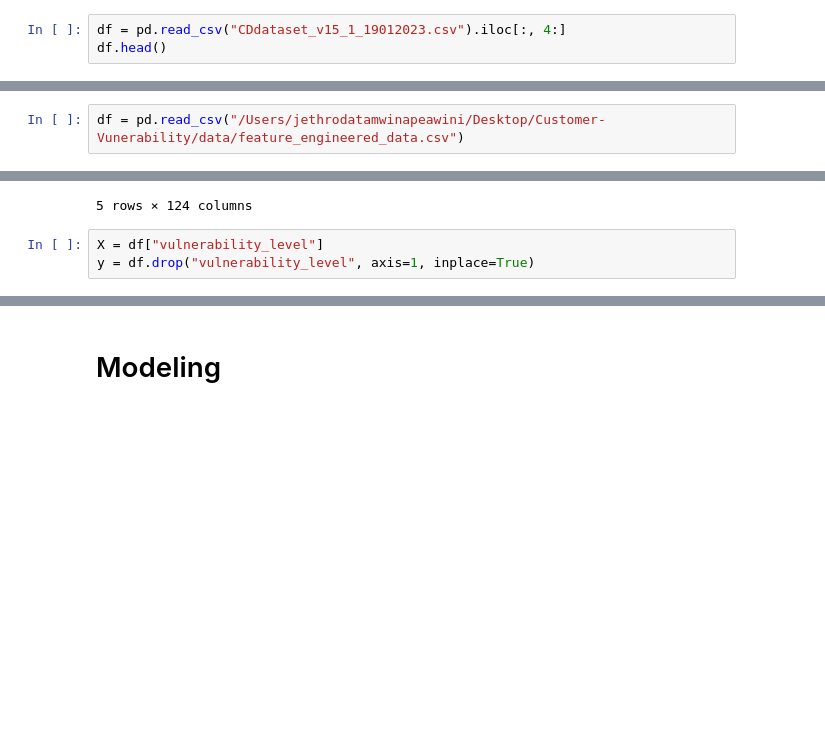
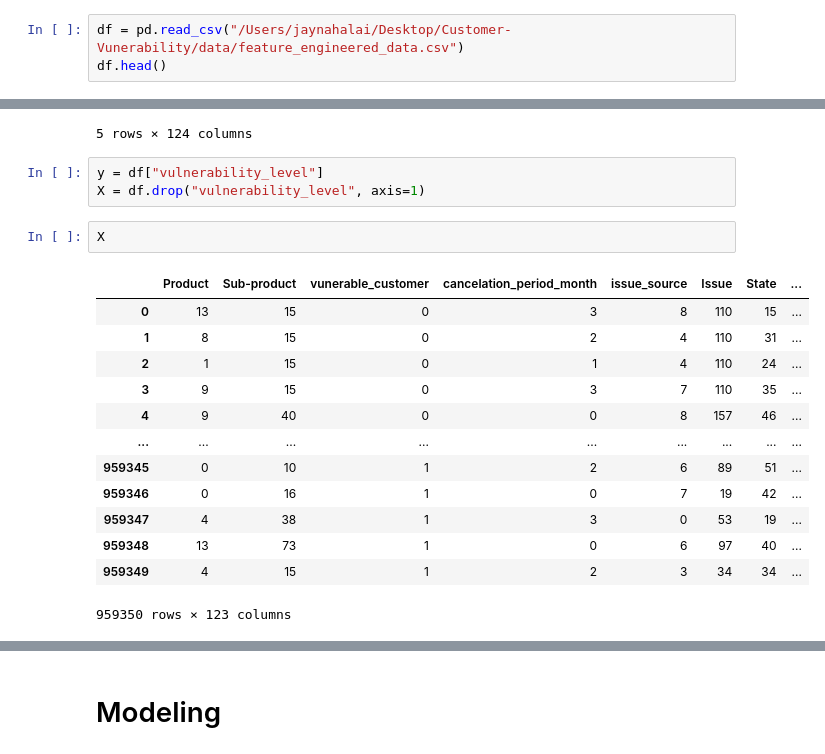
Before and after one commit to jaynaHalai/Customer-Vunerability, a Jupyter notebook: Notebooks/Model_training.ipynb, the cells around one changed output, grey strips where cells are left out. Cells and saved outputs as stored; diff of their text form; blank space fills up the shorter version.

```diff
--- a/Notebooks/Model_training.ipynb
+++ b/Notebooks/Model_training.ipynb
@@ -16,6 +40,6 @@ warnings.simplefilter('ignore')
 pd.options.display.max_rows = 50
 pd.options.display.max_columns = 50
 # %%
-df = pd.read_csv("CDdataset_v15_1_19012023.csv").iloc[:, 4:]
+df = pd.read_csv("/Users/jaynahalai/Desktop/Customer-Vunerability/data/feature_engineered_data.csv")
 df.head()
 # %% [output]
@@ -28,2 +52,0 @@ df.head()
-# %%
-df = pd.read_csv("/Users/jethrodatamwinapeawini/Desktop/Customer-Vunerability/data/feature_engineered_data.csv")
@@ -38,5 +75,21 @@ df.head()
 | 4 | 9 | 40 | 0 | 0 | 8 | 157 | 46 | ... |
 5 rows × 124 columns
 # %%
-X = df["vulnerability_level"]
-y = df.drop("vulnerability_level", axis=1, inplace=True)
+y = df["vulnerability_level"]
+X = df.drop("vulnerability_level", axis=1)
+# %%
+X
+# %% [output]
+|  | Product | Sub-product | vunerable_customer | cancelation_period_month | issue_source | Issue | State | ... |
+| 0 | 13 | 15 | 0 | 3 | 8 | 110 | 15 | ... |
+| 1 | 8 | 15 | 0 | 2 | 4 | 110 | 31 | ... |
+| 2 | 1 | 15 | 0 | 1 | 4 | 110 | 24 | ... |
+| 3 | 9 | 15 | 0 | 3 | 7 | 110 | 35 | ... |
+| 4 | 9 | 40 | 0 | 0 | 8 | 157 | 46 | ... |
+| ... | ... | ... | ... | ... | ... | ... | ... | ... |
+| 959345 | 0 | 10 | 1 | 2 | 6 | 89 | 51 | ... |
+| 959346 | 0 | 16 | 1 | 0 | 7 | 19 | 42 | ... |
+| 959347 | 4 | 38 | 1 | 3 | 0 | 53 | 19 | ... |
+| 959348 | 13 | 73 | 1 | 0 | 6 | 97 | 40 | ... |
+| 959349 | 4 | 15 | 1 | 2 | 3 | 34 | 34 | ... |
+959350 rows × 123 columns
```
Also changed, not shown: parts of 18 cells of this notebook, 1 other file.
